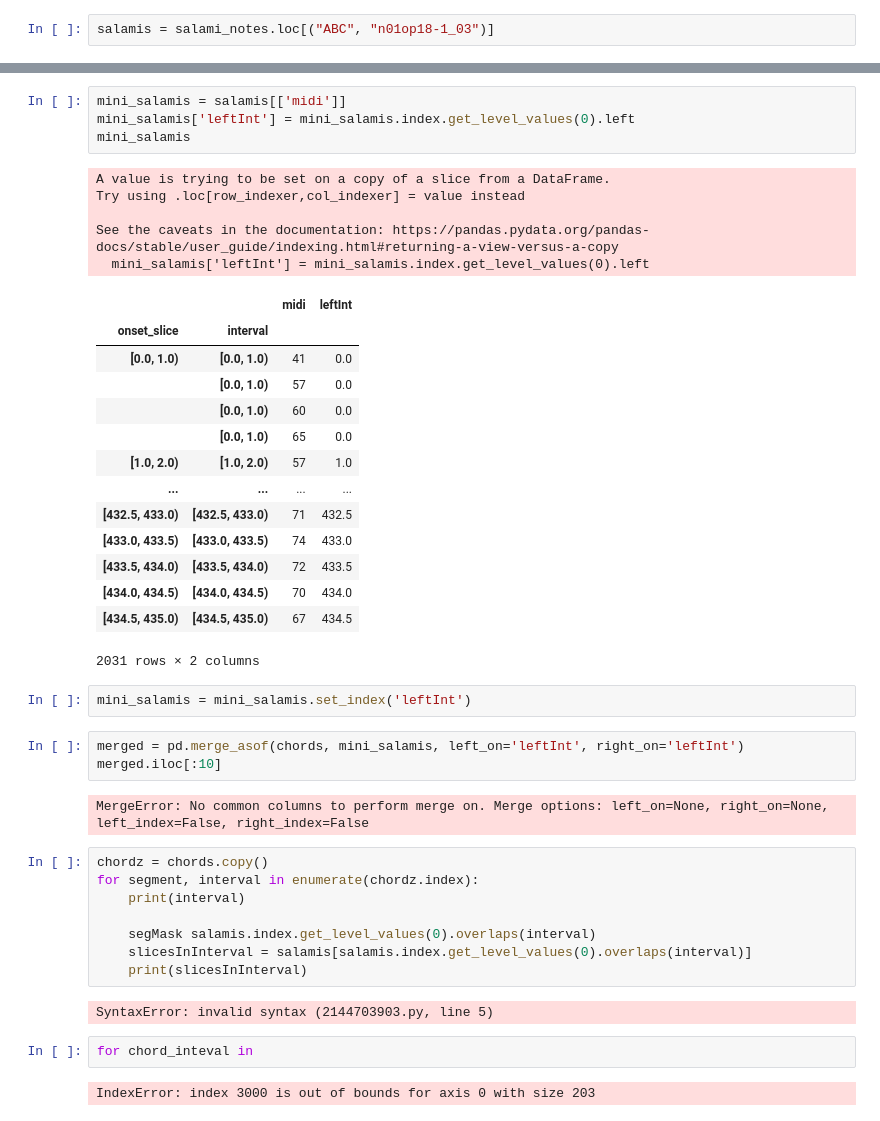
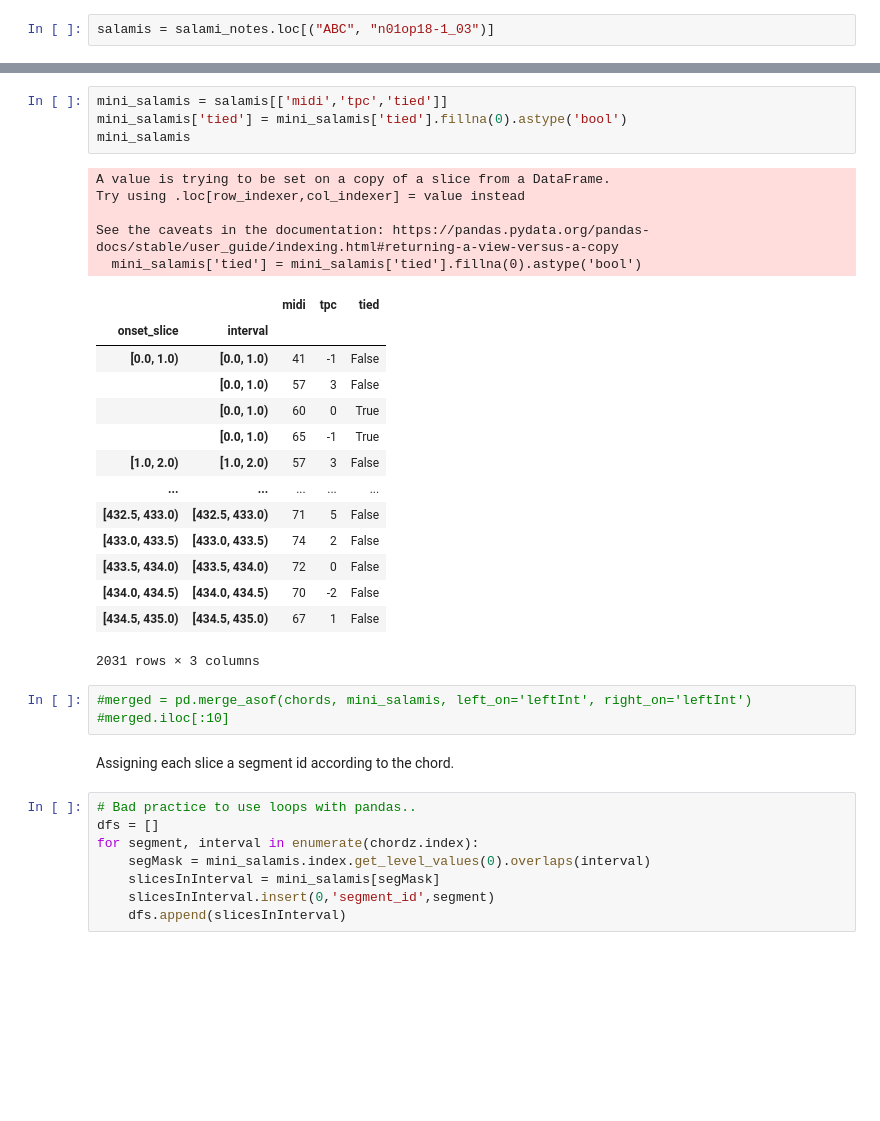
Before and after one commit to judah-daniels/protovoices-haskell, a Jupyter notebook: preprocessing/preprocess.ipynb, the cells around one changed output, grey strips where cells are left out. Cells and saved outputs as stored; diff of their text form; blank space fills up the shorter version.

Commit message:
Clean input data, parse segmented slices

```diff
--- a/preprocessing/preprocess.ipynb
+++ b/preprocessing/preprocess.ipynb
@@ -221,45 +168,37 @@ chordz.set_index('leftInt')
 # %%
-mini_salamis = salamis[['midi']]
-mini_salamis['leftInt'] = mini_salamis.index.get_level_values(0).left
+mini_salamis = salamis[['midi','tpc','tied']]
+mini_salamis['tied'] = mini_salamis['tied'].fillna(0).astype('bool')
 mini_salamis
 # %% [output]
 A value is trying to be set on a copy of a slice from a DataFrame.
 Try using .loc[row_indexer,col_indexer] = value instead
 
 See the caveats in the documentation: https://pandas.pydata.org/pandas-docs/stable/user_guide/indexing.html#returning-a-view-versus-a-copy
-  mini_salamis['leftInt'] = mini_salamis.index.get_level_values(0).left
+  mini_salamis['tied'] = mini_salamis['tied'].fillna(0).astype('bool')
-|  |  | midi | leftInt |
-| onset_slice | interval |  |  |
-| [0.0, 1.0) | [0.0, 1.0) | 41 | 0.0 |
-|  | [0.0, 1.0) | 57 | 0.0 |
-|  | [0.0, 1.0) | 60 | 0.0 |
-|  | [0.0, 1.0) | 65 | 0.0 |
-| [1.0, 2.0) | [1.0, 2.0) | 57 | 1.0 |
-| ... | ... | ... | ... |
-| [432.5, 433.0) | [432.5, 433.0) | 71 | 432.5 |
-| [433.0, 433.5) | [433.0, 433.5) | 74 | 433.0 |
-| [433.5, 434.0) | [433.5, 434.0) | 72 | 433.5 |
-| [434.0, 434.5) | [434.0, 434.5) | 70 | 434.0 |
-| [434.5, 435.0) | [434.5, 435.0) | 67 | 434.5 |
+|  |  | midi | tpc | tied |
+| onset_slice | interval |  |  |  |
+| [0.0, 1.0) | [0.0, 1.0) | 41 | -1 | False |
+|  | [0.0, 1.0) | 57 | 3 | False |
+|  | [0.0, 1.0) | 60 | 0 | True |
+|  | [0.0, 1.0) | 65 | -1 | True |
+| [1.0, 2.0) | [1.0, 2.0) | 57 | 3 | False |
+| ... | ... | ... | ... | ... |
+| [432.5, 433.0) | [432.5, 433.0) | 71 | 5 | False |
+| [433.0, 433.5) | [433.0, 433.5) | 74 | 2 | False |
+| [433.5, 434.0) | [433.5, 434.0) | 72 | 0 | False |
+| [434.0, 434.5) | [434.0, 434.5) | 70 | -2 | False |
+| [434.5, 435.0) | [434.5, 435.0) | 67 | 1 | False |
-2031 rows × 2 columns
+2031 rows × 3 columns
-# %%
-mini_salamis = mini_salamis.set_index('leftInt')
 # %%
-merged = pd.merge_asof(chords, mini_salamis, left_on='leftInt', right_on='leftInt')
-merged.iloc[:10]
+#merged = pd.merge_asof(chords, mini_salamis, left_on='leftInt', right_on='leftInt')
+#merged.iloc[:10]
-# %% [output]
-MergeError: No common columns to perform merge on. Merge options: left_on=None, right_on=None, left_index=False, right_index=False
+# %% [markdown]
+Assigning each slice a segment id according to the chord.
 # %%
-chordz = chords.copy()
+# Bad practice to use loops with pandas..
+dfs = []
 for segment, interval in enumerate(chordz.index):
-    print(interval)
-
-    segMask salamis.index.get_level_values(0).overlaps(interval)
-    slicesInInterval = salamis[salamis.index.get_level_values(0).overlaps(interval)]
-    print(slicesInInterval)
+    segMask = mini_salamis.index.get_level_values(0).overlaps(interval)
+    slicesInInterval = mini_salamis[segMask]
+    slicesInInterval.insert(0,'segment_id',segment)
+    dfs.append(slicesInInterval)
-# %% [output]
-SyntaxError: invalid syntax (2144703903.py, line 5)
-# %%
-for chord_inteval in
-# %% [output]
-IndexError: index 3000 is out of bounds for axis 0 with size 203
```
Also changed, not shown: parts of 39 cells of this notebook, 2 other files.
